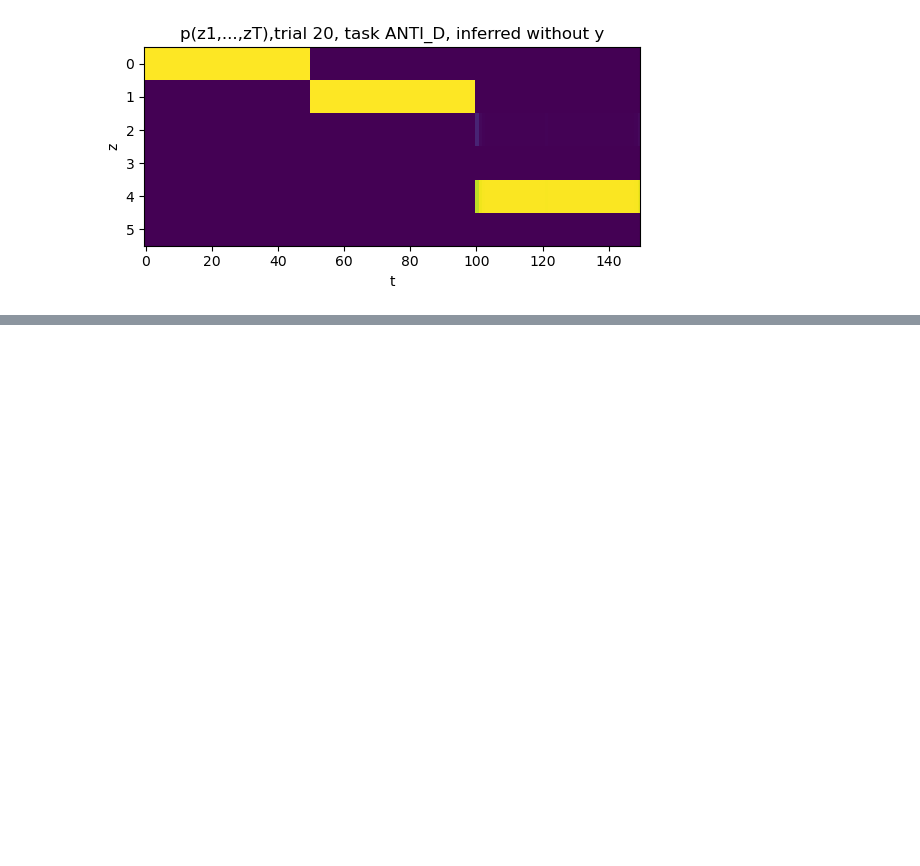
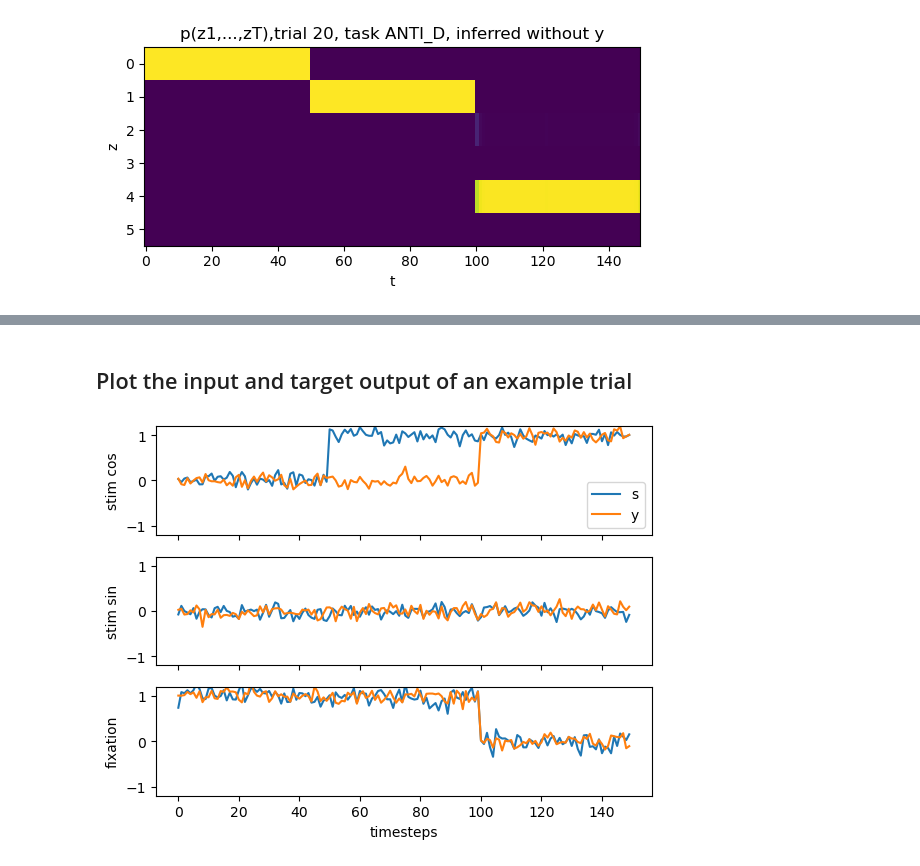
Before and after one commit to hzshan/context_inference_rnn, a Jupyter notebook: task_model_demo.ipynb, the cells around one changed output, grey strips where cells are left out. Cells and saved outputs as stored; diff of their text form; code cells hidden in the pictures; blank space fills up the shorter version.

Commit message:
added a plot of trial input/output

```diff
--- a/task_model_demo.ipynb
+++ b/task_model_demo.ipynb
@@ -103,0 +104,8 @@ Text(0, 0.5, 'Log likelihood per trial')
+# %% [markdown]
+## Plot the input and target output of an example trial
+# %%
+import plots
+trial_ind = 0
+plots.plot_sy(trials[trial_ind][-1])
+# %% [output]
+[figure, added]
```
Also changed, not shown: parts of 4 cells of this notebook, 1 other file.
